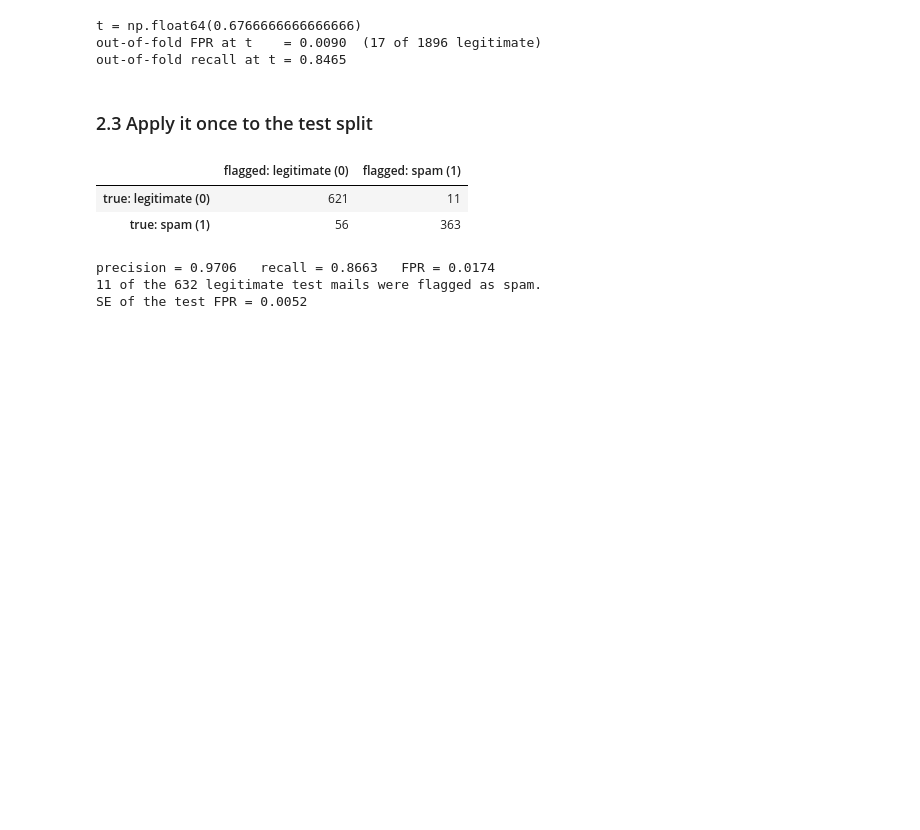
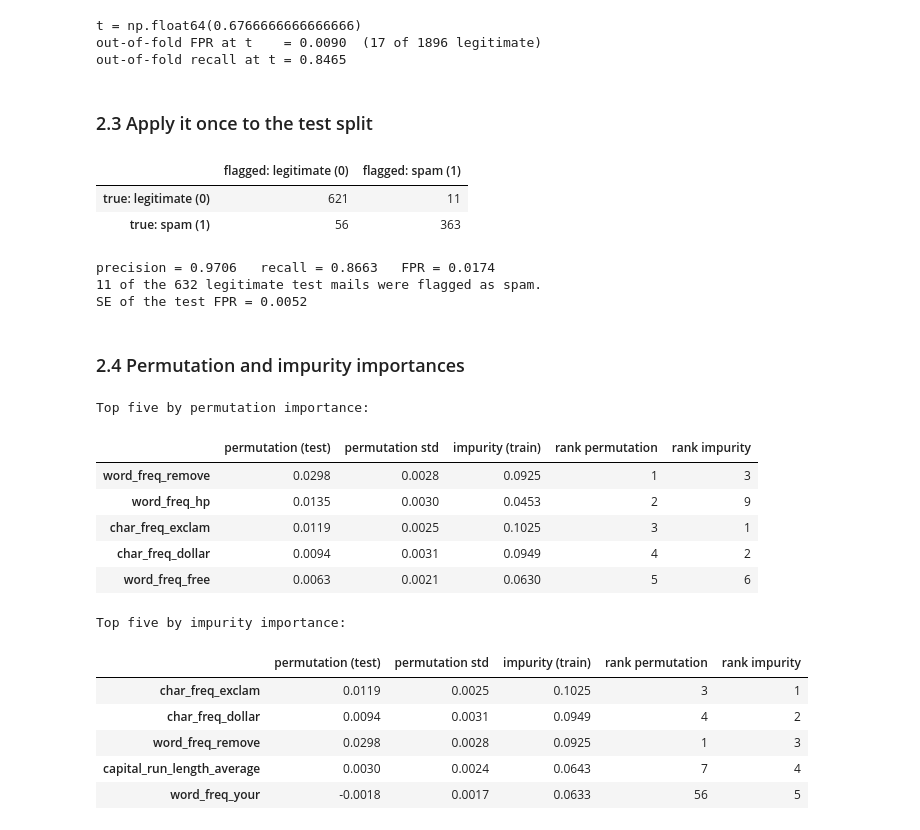
Before and after one commit to Uni-courses-CSS3004-ENG-1/task-04-ML-course, a Jupyter notebook: Imamsidikov_task4.ipynb, the cells around one changed output. Drawn from its saved outputs; the diff is of its cells as text; code cells hidden in the pictures; blank space fills up the shorter version.

Commit message:
Part 2: permutation vs impurity importances, top-five tables and written answers
Co-Authored-By: Claude Opus 5.5 <noreply@anthropic.com>

```diff
--- a/Imamsidikov_task4.ipynb
+++ b/Imamsidikov_task4.ipynb
@@ -287,3 +287,33 @@ print(f"SE of the test FPR = {math.sqrt(fpr_t * (1 - fpr_t) / (fp + tn)):.4f}")
 precision = 0.9706   recall = 0.8663   FPR = 0.0174
 11 of the 632 legitimate test mails were flagged as spam.
 SE of the test FPR = 0.0052
+# %% [markdown]
+### 2.4 Permutation and impurity importances
+# %%
+from sklearn.inspection import permutation_importance
+
+perm = permutation_importance(rf, X_test, y_test, n_repeats=10, random_state=SEED, scoring="accuracy")
+imp = pd.DataFrame({"permutation (test)": perm.importances_mean,
+                    "permutation std": perm.importances_std,
+                    "impurity (train)": rf.feature_importances_}, index=feature_names)
+imp["rank permutation"] = imp["permutation (test)"].rank(ascending=False, method="min").astype(int)
+imp["rank impurity"] = imp["impurity (train)"].rank(ascending=False, method="min").astype(int)
+print("Top five by permutation importance:")
+display(imp.sort_values("permutation (test)", ascending=False).head(5).round(4))
+print("Top five by impurity importance:")
+display(imp.sort_values("impurity (train)", ascending=False).head(5).round(4))
+# %% [output]
+Top five by permutation importance:
+|  | permutation (test) | permutation std | impurity (train) | rank permutation | rank impurity |
+| word_freq_remove | 0.0298 | 0.0028 | 0.0925 | 1 | 3 |
+| word_freq_hp | 0.0135 | 0.0030 | 0.0453 | 2 | 9 |
+| char_freq_exclam | 0.0119 | 0.0025 | 0.1025 | 3 | 1 |
+| char_freq_dollar | 0.0094 | 0.0031 | 0.0949 | 4 | 2 |
+| word_freq_free | 0.0063 | 0.0021 | 0.0630 | 5 | 6 |
+Top five by impurity importance:
+|  | permutation (test) | permutation std | impurity (train) | rank permutation | rank impurity |
+| char_freq_exclam | 0.0119 | 0.0025 | 0.1025 | 3 | 1 |
+| char_freq_dollar | 0.0094 | 0.0031 | 0.0949 | 4 | 2 |
+| word_freq_remove | 0.0298 | 0.0028 | 0.0925 | 1 | 3 |
+| capital_run_length_average | 0.0030 | 0.0024 | 0.0643 | 7 | 4 |
+| word_freq_your | -0.0018 | 0.0017 | 0.0633 | 56 | 5 |
```
Also changed, not shown: parts of 2 cells of this notebook.
